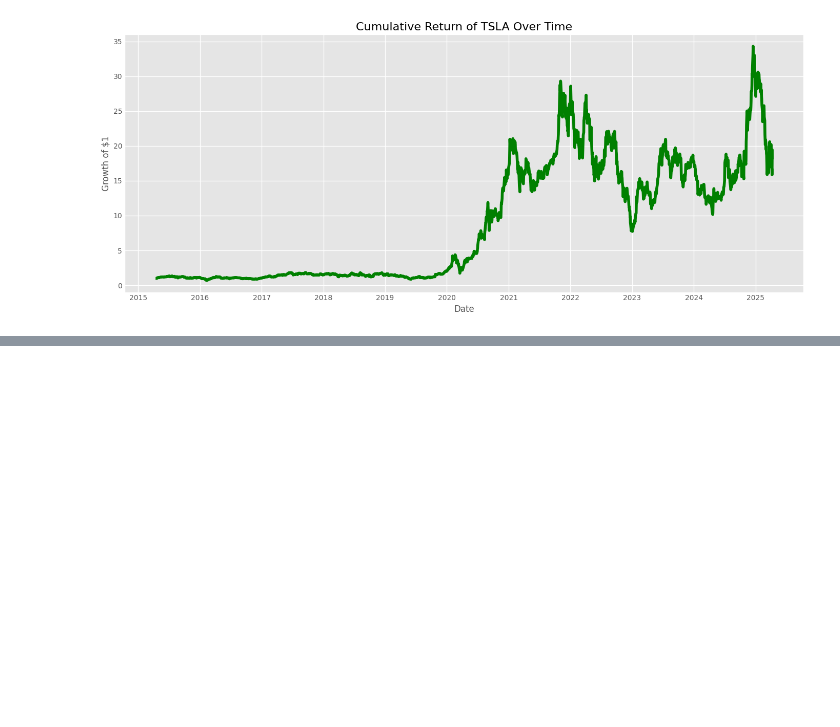
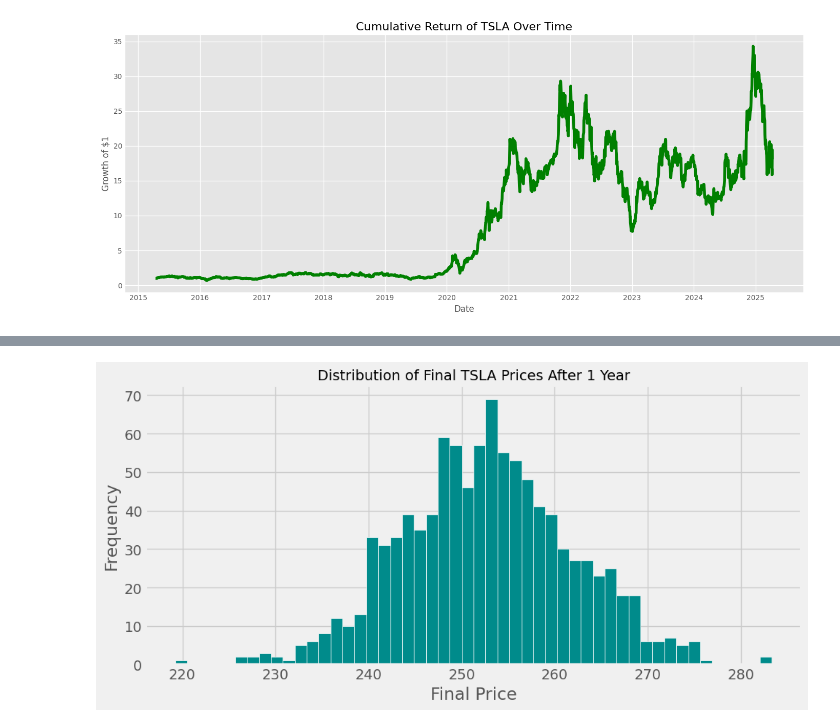
Before and after one commit to ajaiupadhyaya/tsla_montecarlo, a Jupyter notebook: jupiter/tsla_montecarlo.ipynb, the cells around one changed output, grey strips where cells are left out. Cells and saved outputs as stored; diff of their text form; code cells hidden in the pictures; blank space fills up the shorter version.

```diff
--- a/jupiter/tsla_montecarlo.ipynb
+++ b/jupiter/tsla_montecarlo.ipynb
@@ -72,0 +106,11 @@ plt.style.use('fivethirtyeight')  # or 'bmh', 'classic', 'seaborn-dark'
+# %%
+plt.figure(figsize=(10, 5))
+plt.hist(simulations[-1], bins=50, color='darkcyan', edgecolor='white')
+plt.title("Distribution of Final TSLA Prices After 1 Year", fontsize=14)
+plt.xlabel("Final Price")
+plt.ylabel("Frequency")
+plt.grid(True)
+plt.tight_layout()
+plt.show()
+# %% [output]
+[figure, added]
```
Also changed, not shown: parts of 3 cells of this notebook.
